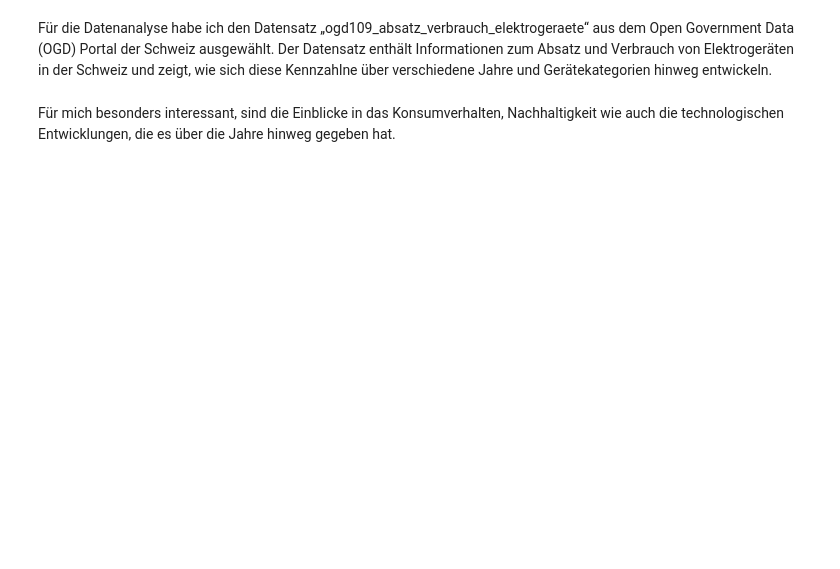
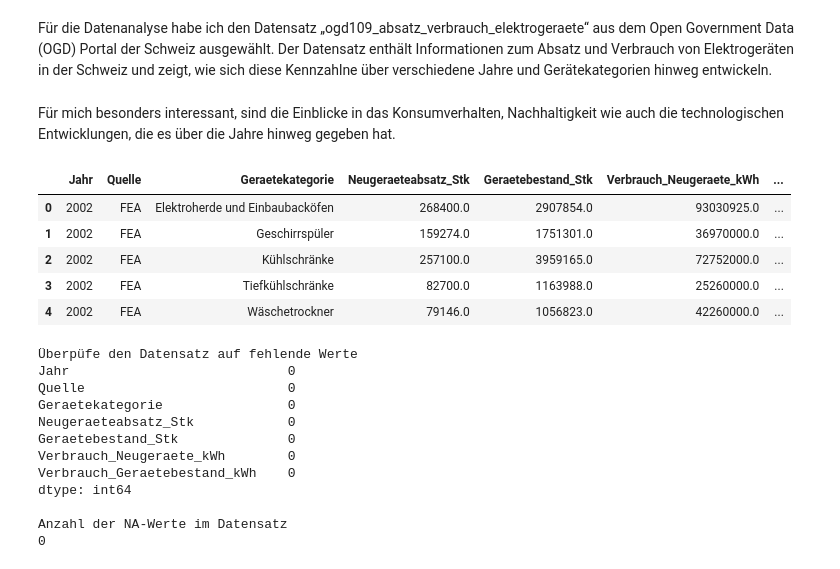
Before and after one commit to macnch33s3/DAANA, a Jupyter notebook: own_case/Fallstudie_Verbrauch_Elektrogeraete.ipynb, the cells around one changed output. Saved outputs shown, nothing was run; the diff lists cells and outputs as text; code cells hidden in the pictures; blank space fills up the shorter version.

```diff
--- a/own_case/Fallstudie_Verbrauch_Elektrogeraete.ipynb
+++ b/own_case/Fallstudie_Verbrauch_Elektrogeraete.ipynb
@@ -11,3 +11,40 @@
 Für die Datenanalyse habe ich den Datensatz „ogd109_absatz_verbrauch_elektrogeraete“ aus dem Open Government Data (OGD) Portal der Schweiz ausgewählt. Der Datensatz enthält Informationen zum Absatz und Verbrauch von Elektrogeräten in der Schweiz und zeigt, wie sich diese Kennzahlne über verschiedene Jahre und Gerätekategorien hinweg entwickeln.
 # %% [markdown]
 Für mich besonders interessant, sind die Einblicke in das Konsumverhalten, Nachhaltigkeit wie auch die technologischen Entwicklungen, die es über die Jahre hinweg gegeben hat.
+# %%
+# import section
+import pandas as pd
+import seaborn as sns
+import matplotlib.pyplot as plt
+
+pd.set_option('display.max_columns', 500)
+# %%
+# Datenset als grt hineinladen
+grt = pd.read_csv('C:\\Users\\marck\\Documents\\_OST\\DAANA\\DAANA\\own_case\\ogd109_absatz_verbrauch_elektrogeraete.csv').dropna()
+display(grt.head())
+
+print('Überpüfe den Datensatz auf fehlende Werte')
+print(grt.isnull().sum())
+print()
+print('Anzahl der NA-Werte im Datensatz')
+print(grt.isnull().sum().sum())
+print()
+# %% [output]
+|  | Jahr | Quelle | Geraetekategorie | Neugeraeteabsatz_Stk | Geraetebestand_Stk | Verbrauch_Neugeraete_kWh | ... |
+| 0 | 2002 | FEA | Elektroherde und Einbaubacköfen | 268400.0 | 2907854.0 | 93030925.0 | ... |
+| 1 | 2002 | FEA | Geschirrspüler | 159274.0 | 1751301.0 | 36970000.0 | ... |
+| 2 | 2002 | FEA | Kühlschränke | 257100.0 | 3959165.0 | 72752000.0 | ... |
+| 3 | 2002 | FEA | Tiefkühlschränke | 82700.0 | 1163988.0 | 25260000.0 | ... |
+| 4 | 2002 | FEA | Wäschetrockner | 79146.0 | 1056823.0 | 42260000.0 | ... |
+Überpüfe den Datensatz auf fehlende Werte
+Jahr                            0
+Quelle                          0
+Geraetekategorie                0
+Neugeraeteabsatz_Stk            0
+Geraetebestand_Stk              0
+Verbrauch_Neugeraete_kWh        0
+Verbrauch_Geraetebestand_kWh    0
+dtype: int64
+
+Anzahl der NA-Werte im Datensatz
+0
```
Also changed, not shown: parts of 3 cells of this notebook, 3 other files.
